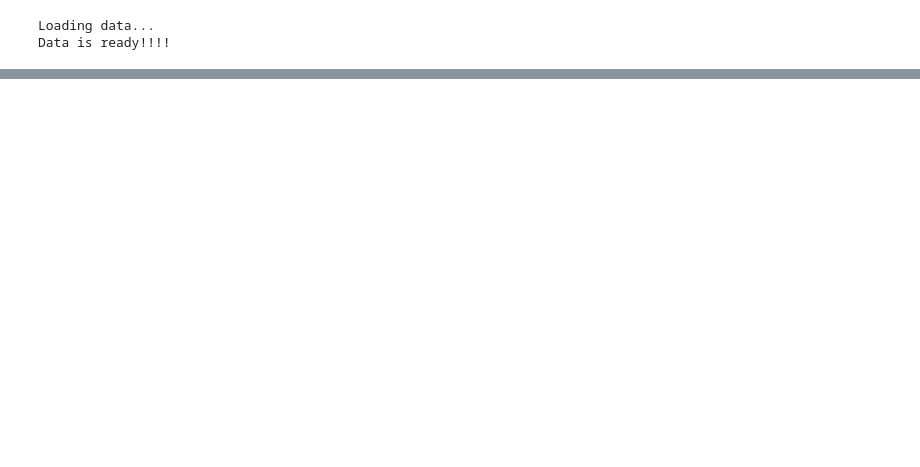
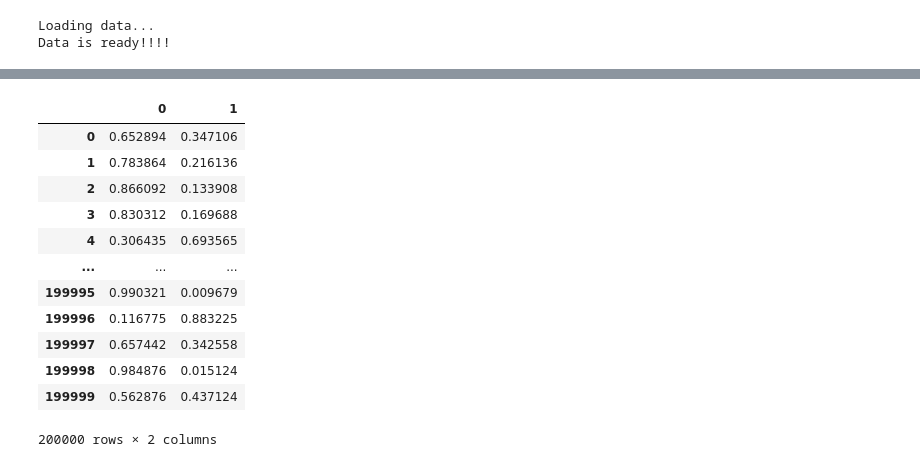
Before and after one commit to JCLMantilla/Santander-Transaction-Competition, a Jupyter notebook: Boosting copy.ipynb, the cells around one changed output, grey strips where cells are left out. Drawn from its saved outputs; the diff is of its cells as text; code cells hidden in the pictures; blank space fills up the shorter version.

```diff
--- a/Boosting copy.ipynb
+++ b/Boosting copy.ipynb
@@ -70,2 +129,25 @@ print('_.-._.-._.-._.-._.-._.-._.-._.-._.-._.-._.-._')
+# %%
+"""Let's make predictions with the model"""
+super_test_set=x_test[x_test.columns[1:]].to_numpy()
+predictions=model1.predict(super_test_set)
+#TEST
+predictions_prob=model1.predict_proba(super_test_set)
+predictions_prob=pd.DataFrame(predictions_prob)
+######
+predictions_prob
+# %% [output]
+|  | 0 | 1 |
+| 0 | 0.652894 | 0.347106 |
+| 1 | 0.783864 | 0.216136 |
+| 2 | 0.866092 | 0.133908 |
+| 3 | 0.830312 | 0.169688 |
+| 4 | 0.306435 | 0.693565 |
+| ... | ... | ... |
+| 199995 | 0.990321 | 0.009679 |
+| 199996 | 0.116775 | 0.883225 |
+| 199997 | 0.657442 | 0.342558 |
+| 199998 | 0.984876 | 0.015124 |
+| 199999 | 0.562876 | 0.437124 |
+200000 rows × 2 columns
 # %%
 
```
Also changed, not shown: parts of 13 cells of this notebook, 1 other file.
